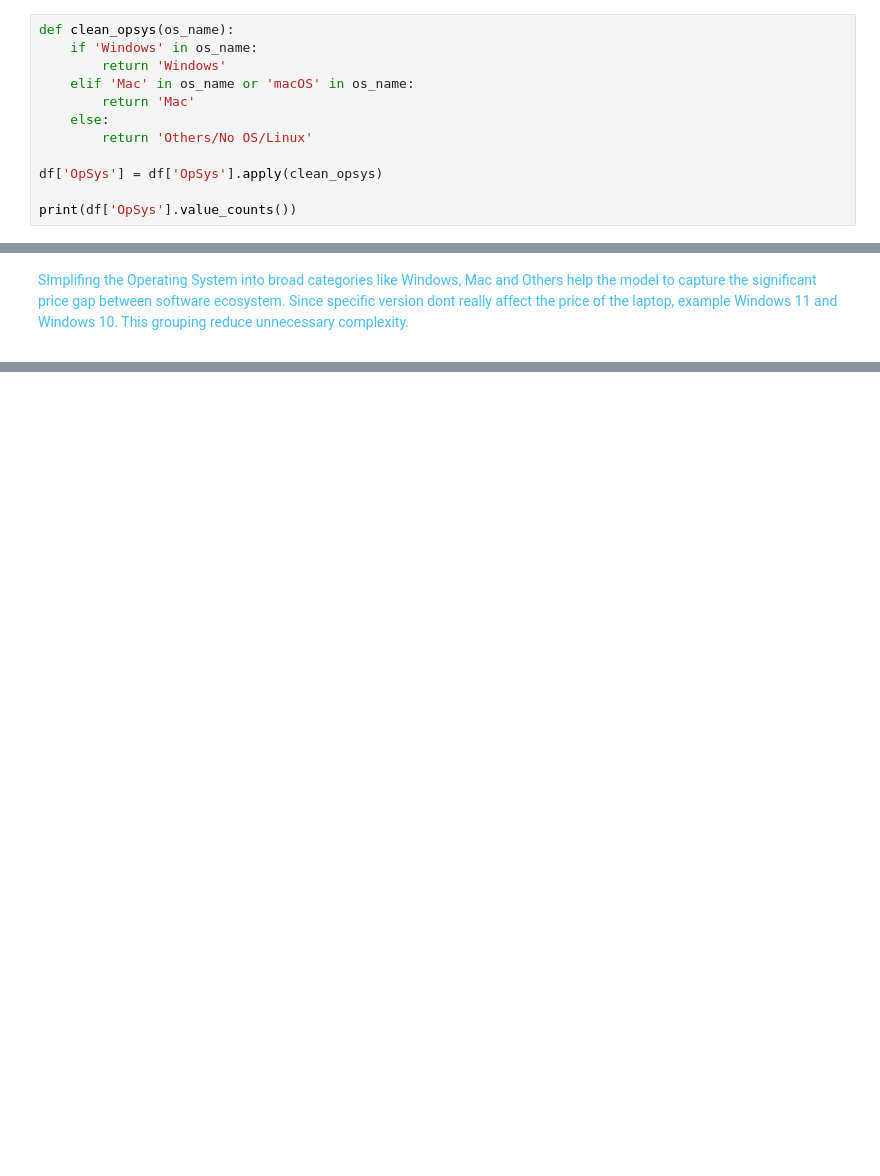
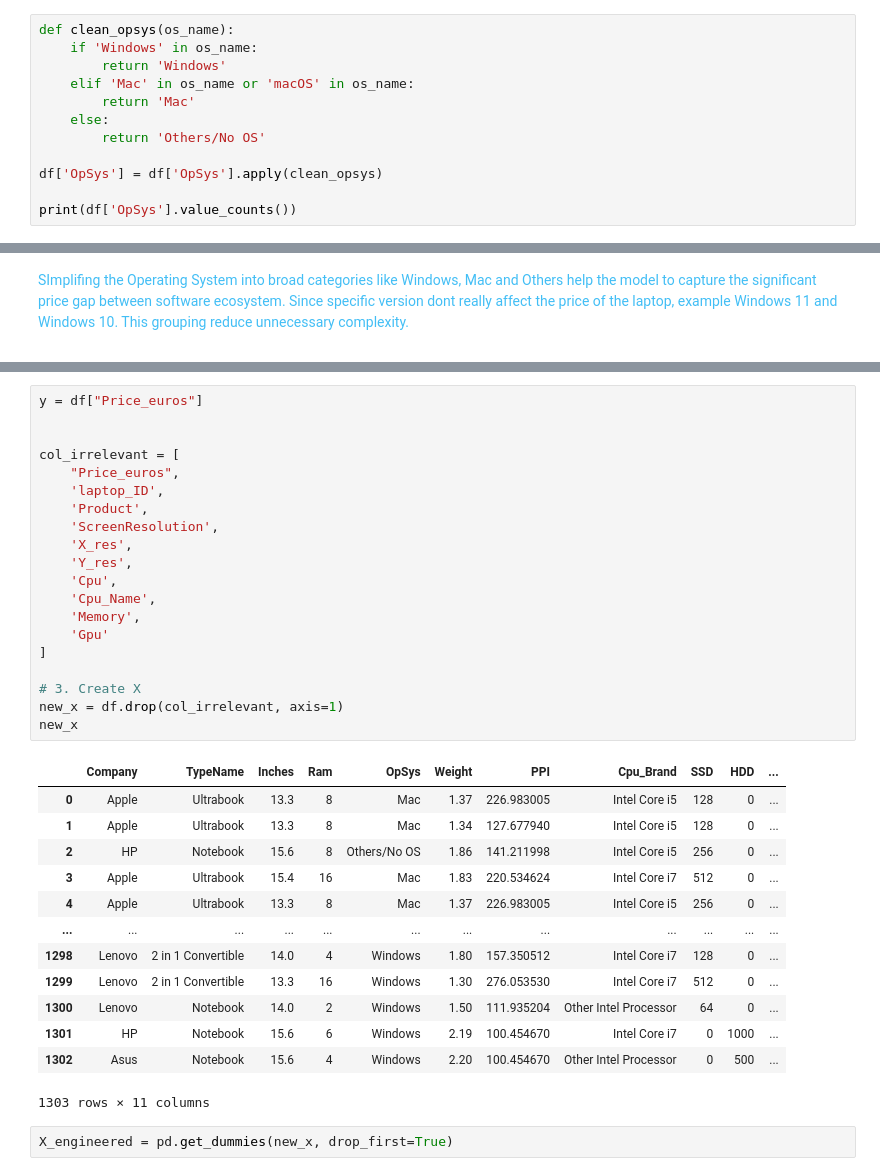
Before and after one commit to KahBao/streamlit_project, a Jupyter notebook: MLDP Program Codes Submission Template.ipynb, the cells around one changed output, grey strips where cells are left out. Saved outputs shown, nothing was run; the diff lists cells and outputs as text; blank space fills up the shorter version.

Commit message:
first draft

```diff
--- a/MLDP Program Codes Submission Template.ipynb
+++ b/MLDP Program Codes Submission Template.ipynb
@@ -753,7 +753,7 @@ def clean_opsys(os_name):
     elif 'Mac' in os_name or 'macOS' in os_name:
         return 'Mac'
     else:
-        return 'Others/No OS/Linux'
+        return 'Others/No OS'
 
 df['OpSys'] = df['OpSys'].apply(clean_opsys)
 
@@ -770,0 +791,36 @@ SImplifing the Operating System into broad categories like Windows, Mac and Othe
+# %%
+y = df["Price_euros"]
+
+
+col_irrelevant = [
+    "Price_euros",
+    'laptop_ID',
+    'Product',
+    'ScreenResolution',
+    'X_res',
+    'Y_res',
+    'Cpu',
+    'Cpu_Name',
+    'Memory',
+    'Gpu'
+]
+
+# 3. Create X
+new_x = df.drop(col_irrelevant, axis=1)
+new_x
+# %% [output]
+|  | Company | TypeName | Inches | Ram | OpSys | Weight | PPI | Cpu_Brand | SSD | HDD | ... |
+| 0 | Apple | Ultrabook | 13.3 | 8 | Mac | 1.37 | 226.983005 | Intel Core i5 | 128 | 0 | ... |
+| 1 | Apple | Ultrabook | 13.3 | 8 | Mac | 1.34 | 127.677940 | Intel Core i5 | 128 | 0 | ... |
+| 2 | HP | Notebook | 15.6 | 8 | Others/No OS | 1.86 | 141.211998 | Intel Core i5 | 256 | 0 | ... |
+| 3 | Apple | Ultrabook | 15.4 | 16 | Mac | 1.83 | 220.534624 | Intel Core i7 | 512 | 0 | ... |
+| 4 | Apple | Ultrabook | 13.3 | 8 | Mac | 1.37 | 226.983005 | Intel Core i5 | 256 | 0 | ... |
+| ... | ... | ... | ... | ... | ... | ... | ... | ... | ... | ... | ... |
+| 1298 | Lenovo | 2 in 1 Convertible | 14.0 | 4 | Windows | 1.80 | 157.350512 | Intel Core i7 | 128 | 0 | ... |
+| 1299 | Lenovo | 2 in 1 Convertible | 13.3 | 16 | Windows | 1.30 | 276.053530 | Intel Core i7 | 512 | 0 | ... |
+| 1300 | Lenovo | Notebook | 14.0 | 2 | Windows | 1.50 | 111.935204 | Other Intel Processor | 64 | 0 | ... |
+| 1301 | HP | Notebook | 15.6 | 6 | Windows | 2.19 | 100.454670 | Intel Core i7 | 0 | 1000 | ... |
+| 1302 | Asus | Notebook | 15.6 | 4 | Windows | 2.20 | 100.454670 | Other Intel Processor | 0 | 500 | ... |
+1303 rows × 11 columns
+# %%
+X_engineered = pd.get_dummies(new_x, drop_first=True)
```
Also changed, not shown: parts of 13 cells of this notebook.
